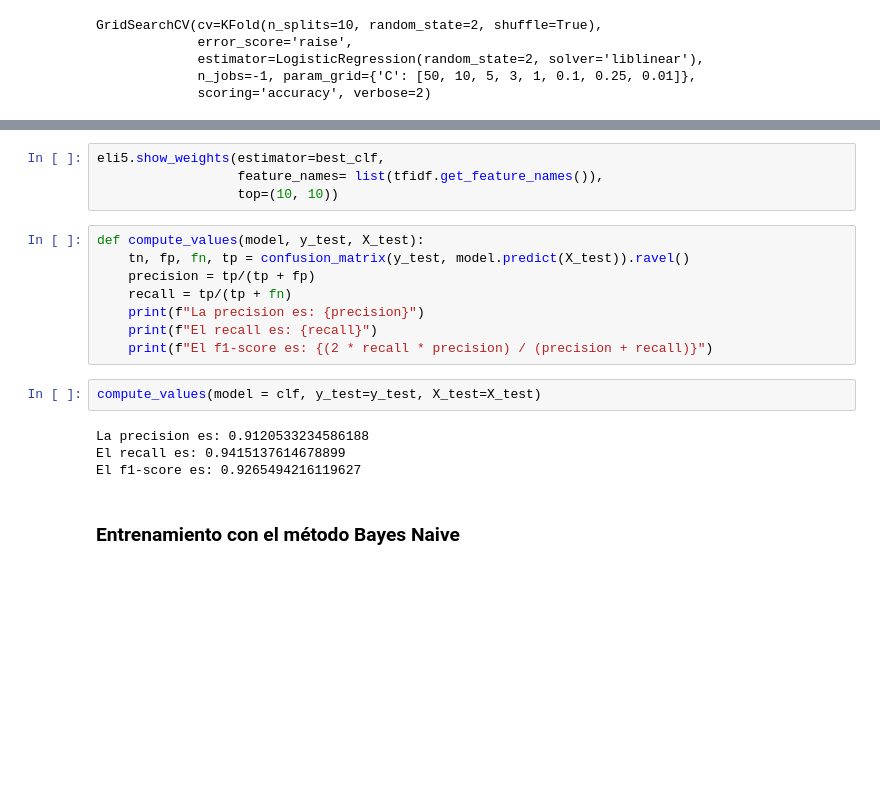
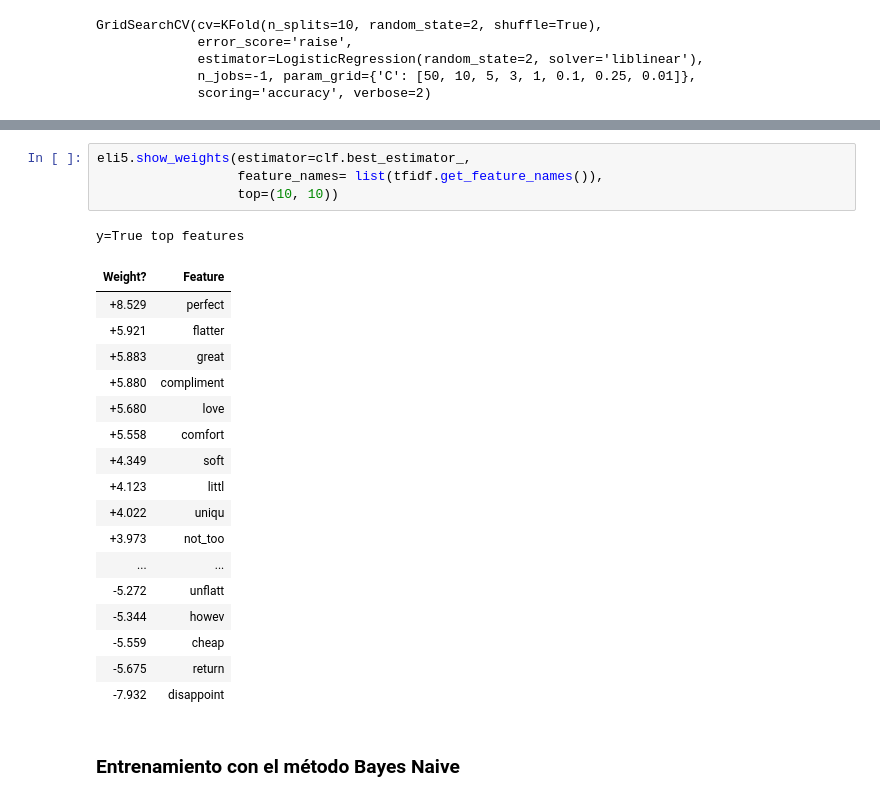
Before and after one commit to Jonathan-R0/TP2-OrganizacionDeDatos, a Jupyter notebook: src/MergedNBs.ipynb, the cells around one changed output, grey strips where cells are left out. Drawn from its saved outputs; the diff is of its cells as text; blank space fills up the shorter version.

```diff
--- a/src/MergedNBs.ipynb
+++ b/src/MergedNBs.ipynb
@@ -440,21 +449,26 @@ Test Accuracy: 0.885
 # %%
-eli5.show_weights(estimator=best_clf,
+eli5.show_weights(estimator=clf.best_estimator_,
                   feature_names= list(tfidf.get_feature_names()),
                   top=(10, 10))
+# %% [output]
+y=True top features
+| Weight? | Feature |
+| +8.529 | perfect |
+| +5.921 | flatter |
+| +5.883 | great |
+| +5.880 | compliment |
+| +5.680 | love |
+| +5.558 | comfort |
+| +4.349 | soft |
+| +4.123 | littl |
+| +4.022 | uniqu |
+| +3.973 | not_too |
+| ... | ... |
+| -5.272 | unflatt |
+| -5.344 | howev |
+| -5.559 | cheap |
+| -5.675 | return |
+| -7.932 | disappoint |
-# %%
-def compute_values(model, y_test, X_test):
-    tn, fp, fn, tp = confusion_matrix(y_test, model.predict(X_test)).ravel()
-    precision = tp/(tp + fp)
-    recall = tp/(tp + fn)
-    print(f"La precision es: {precision}")
-    print(f"El recall es: {recall}")
-    print(f"El f1-score es: {(2 * recall * precision) / (precision + recall)}")
-# %%
-compute_values(model = clf, y_test=y_test, X_test=X_test)
-# %% [output]
-La precision es: 0.9120533234586188
-El recall es: 0.9415137614678899
-El f1-score es: 0.9265494216119627
 # %% [markdown]
 ### Entrenamiento con el método Bayes Naive
 # %%
```
Also changed, not shown: parts of 56 cells of this notebook.
